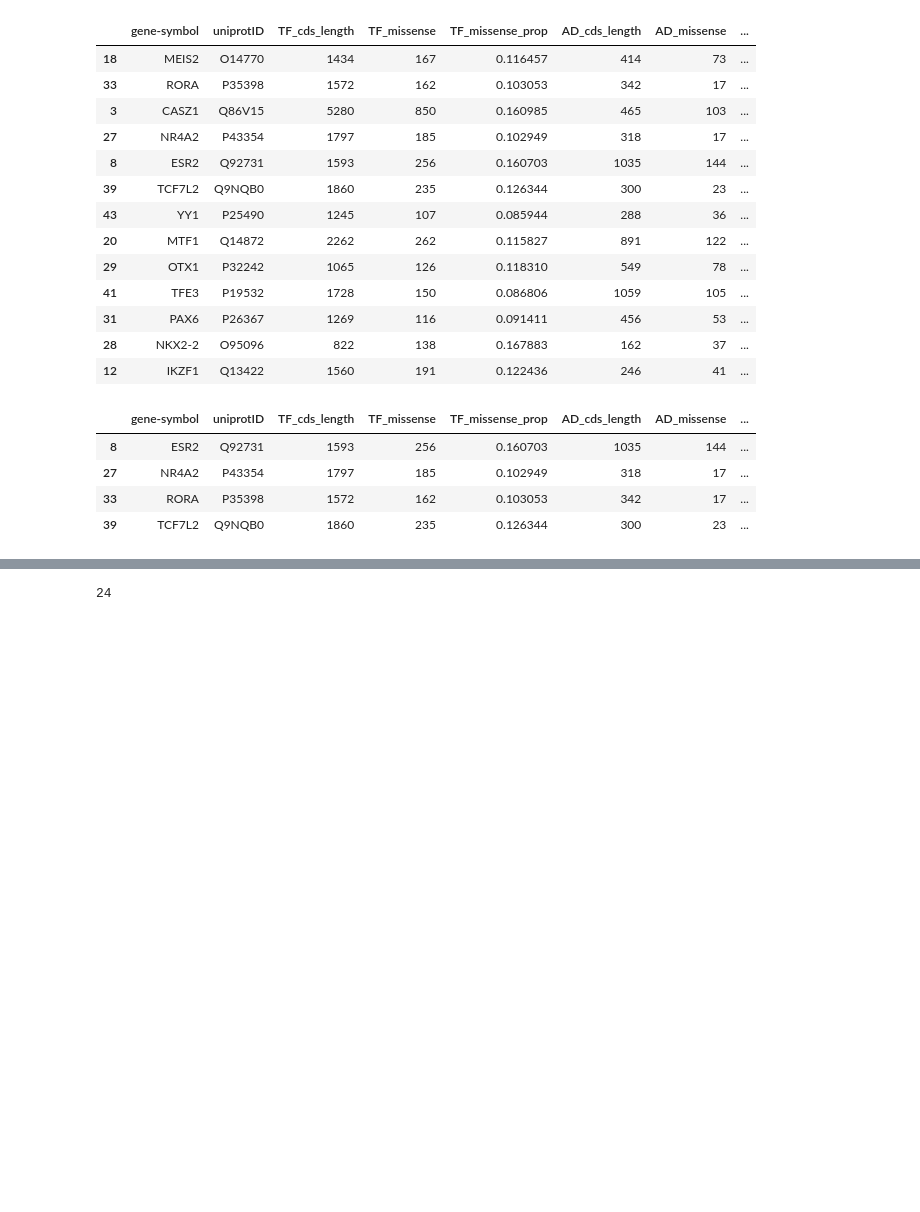
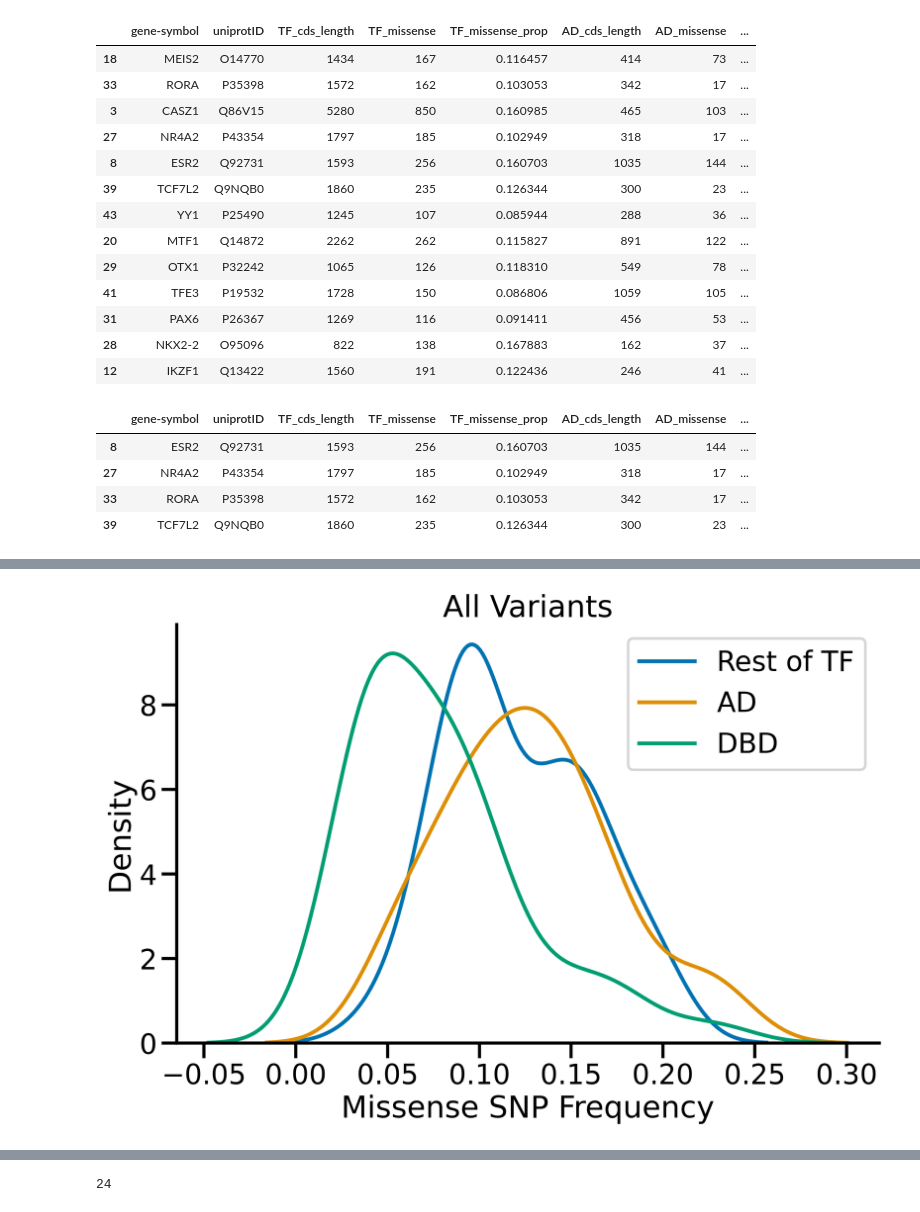
Before and after one commit to sanjanakotha/SFARI, a Jupyter notebook: soto_analysis/notebooks/SPARK iWES v3.ipynb, the cells around one changed output, grey strips where cells are left out. Saved outputs shown, nothing was run; the diff lists cells and outputs as text; code cells hidden in the pictures; blank space fills up the shorter version.

```diff
--- a/soto_analysis/notebooks/SPARK iWES v3.ipynb
+++ b/soto_analysis/notebooks/SPARK iWES v3.ipynb
@@ -512,3 +534,23 @@ sig_output[sig_output["AD_missense_prop"] < sig_output["TF_missense_prop"]]
+# %%
+palette = sns.color_palette('colorblind')
+sns.set_context('poster')
+plt.figure(figsize = (10, 6), dpi = 300)
+
+
+rest_of_TF_prop = (output["TF_missense"] - output["AD_missense"]) \
+/ (output["TF_cds_length"] - output["AD_cds_length"])
+
+sns.kdeplot(rest_of_TF_prop, label = "Rest of TF", color = palette[0]);
+sns.kdeplot(output["AD_missense_prop"], color = palette[1], label = "AD");
+sns.kdeplot(output["DBD_missense_prop"], color = palette[2], label = "DBD");
+
+
+plt.legend()
+plt.xlabel("Missense SNP Frequency")
+plt.title("All Variants")
+sns.despine()
+# %% [output]
+[figure, added]
 # %%
 for gene in set(contains_DBD_sig["gene-symbol"]) | set(sig_output["gene-symbol"]):
     print(gene)
```
Also changed, not shown: parts of 8 cells of this notebook, 12 other files.
